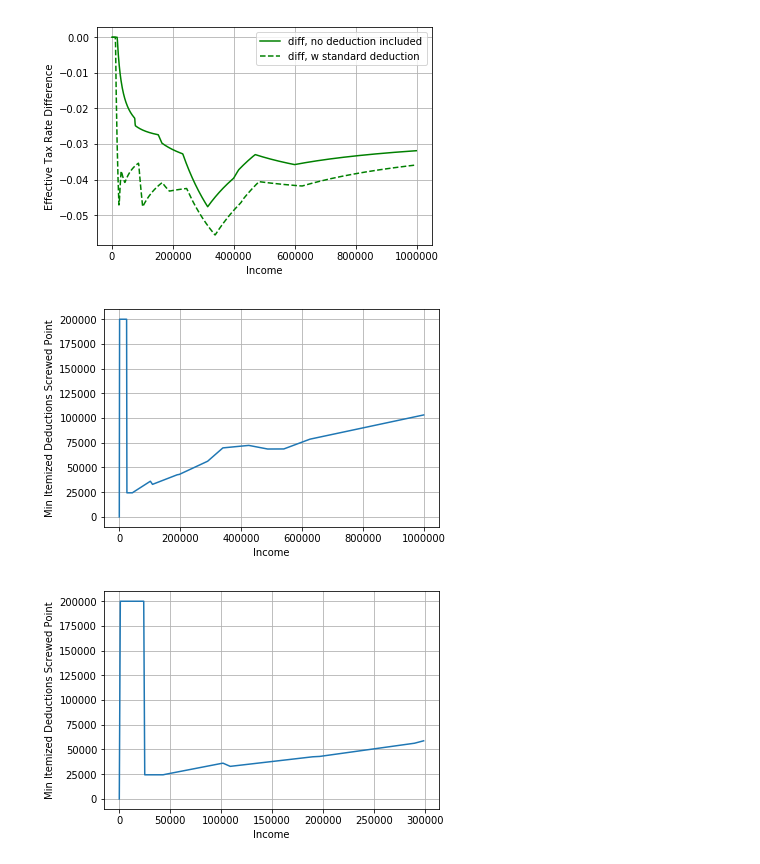
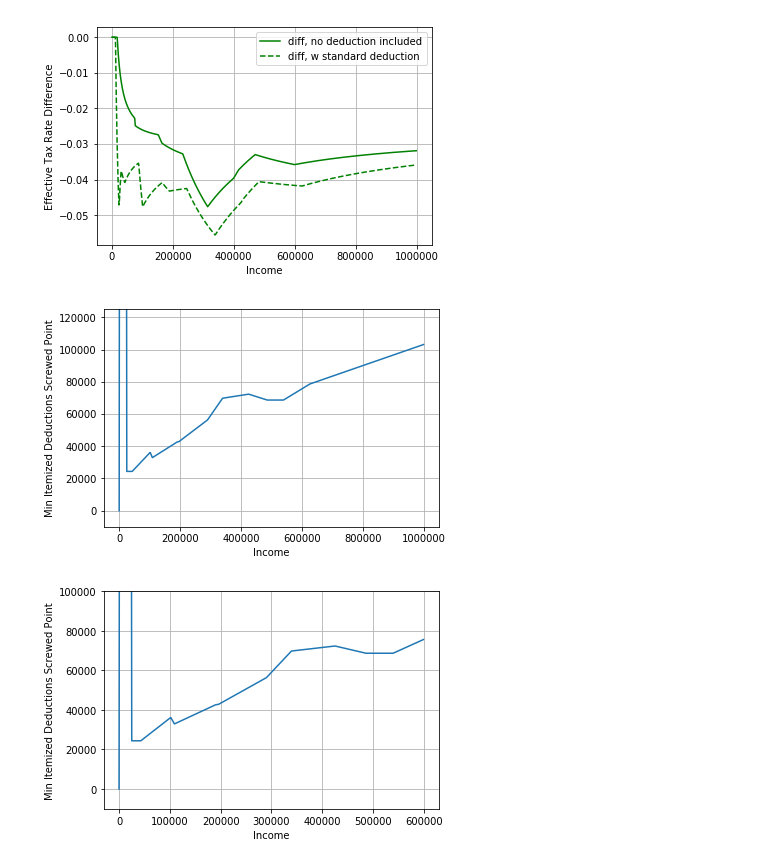
Before and after one commit to allensussman/Notebooks, a Jupyter notebook: Tax_rate_changes.ipynb, the cells around one changed output. Saved outputs shown, nothing was run; the diff lists cells and outputs as text; code cells hidden in the pictures.

```diff
--- a/Tax_rate_changes.ipynb
+++ b/Tax_rate_changes.ipynb
@@ -137,17 +139,19 @@ plt.grid(True)
 x = np.arange(0, 1000000, 1000)
 plt.plot(x, [min_itemized_deductions_screwed_point(xi, brackets_2017, brackets_2018, standard_deduction_2018) for xi in x])
 plt.legend()
+plt.ylim(ymax=125000)
 plt.xlabel('Income')
 plt.ylabel('Min Itemized Deductions Screwed Point')
 plt.grid(True)
 # %% [output]
-[figure, old version]
+[figure, new version]
 # %%
-x = np.arange(0, 300000, 1000)
+x = np.arange(0, 600000, 1000)
 plt.plot(x, [min_itemized_deductions_screwed_point(xi, brackets_2017, brackets_2018, standard_deduction_2018) for xi in x])
 plt.legend()
+plt.ylim(ymax=100000)
 plt.xlabel('Income')
 plt.ylabel('Min Itemized Deductions Screwed Point')
 plt.grid(True)
 # %% [output]
-[figure, old version]
+[figure, new version]
```
Also changed, not shown: parts of 3 cells of this notebook.
